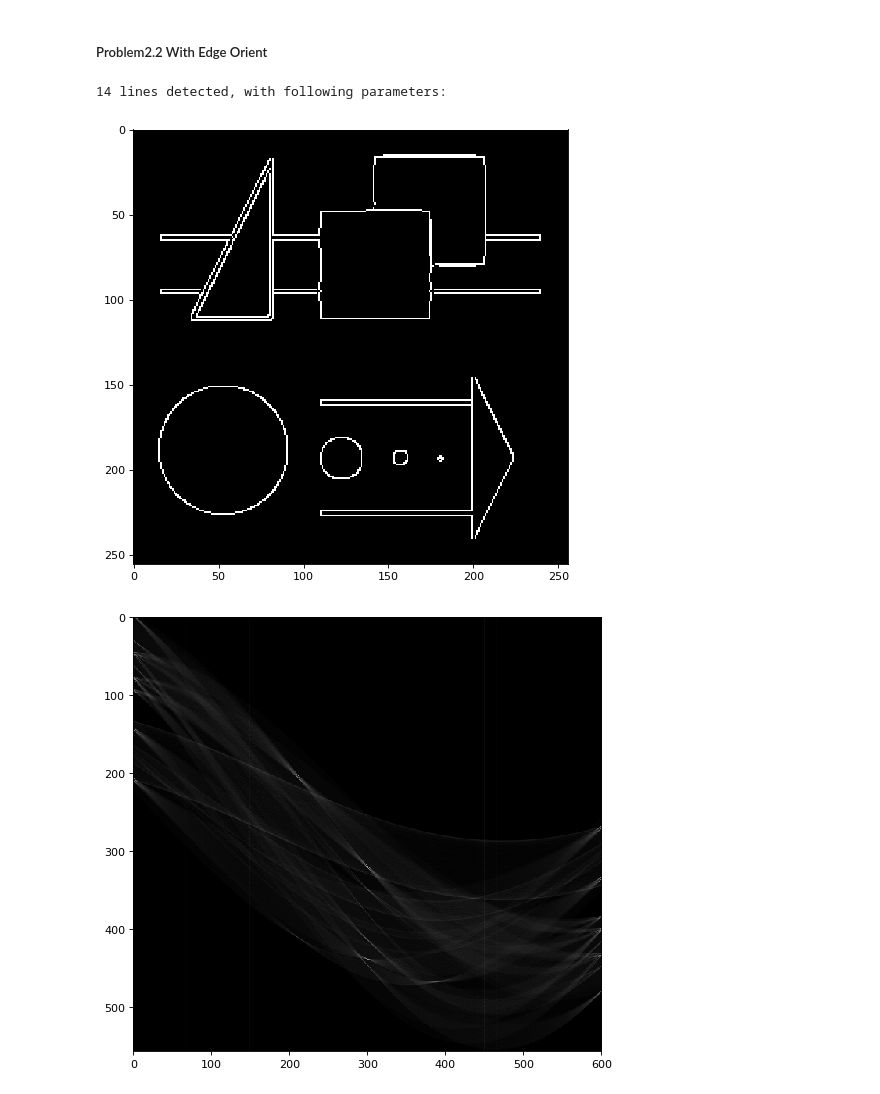
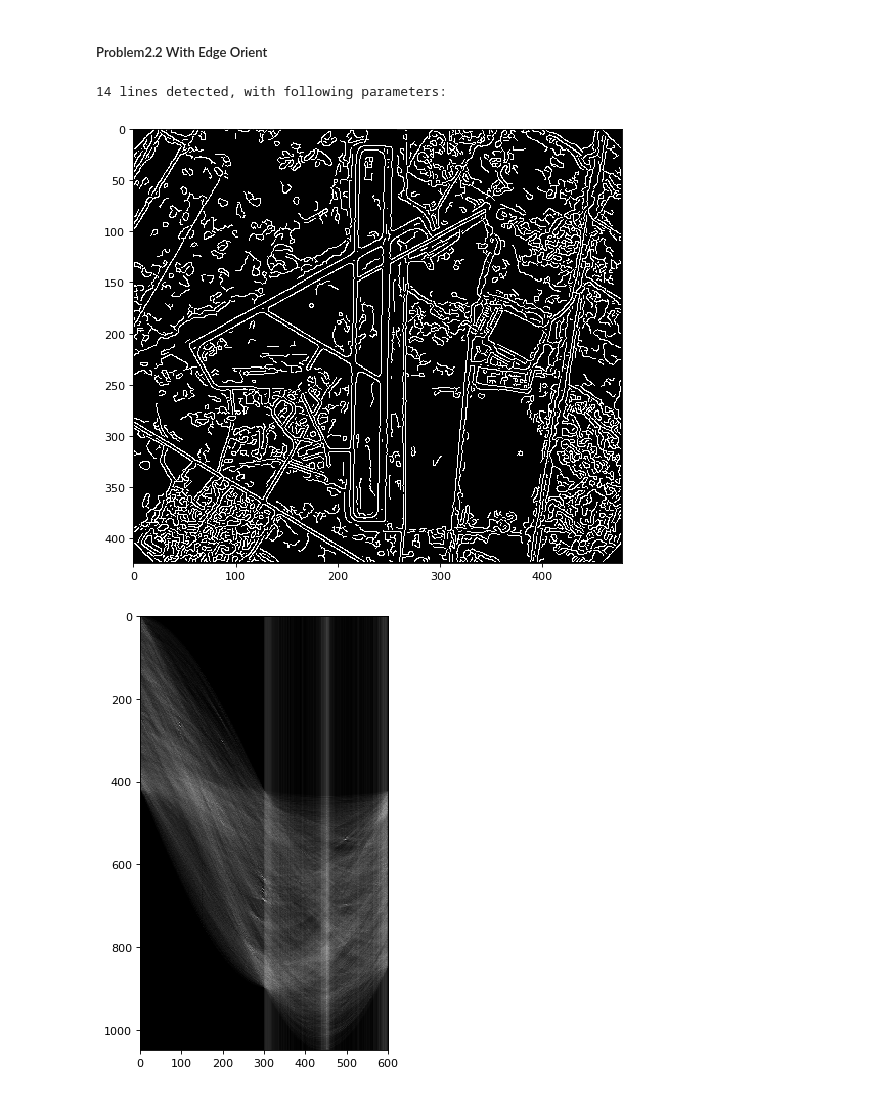
Before and after one commit to edwardchu-studio/CVHomework, a Jupyter notebook: HW3/pract/Proj2(HW3Prac).ipynb, the cells around one changed output. Cells and saved outputs as stored; diff of their text form; code cells hidden in the pictures.

```diff
--- a/HW3/pract/Proj2(HW3Prac).ipynb
+++ b/HW3/pract/Proj2(HW3Prac).ipynb
@@ -396,11 +410,11 @@ def detectLineWithOrient(img):
 
 
     displayImage(sketch)
-#     print("After Conv&Pooling:")
-    sketch=gaussianSmooth(sketch)
-    sketch=maxPooling(sketch,8)
+# #     print("After Conv&Pooling:")
+#     sketch=gaussianSmooth(sketch)
 #     sketch=maxPooling(sketch,8)
-    displayImage(sketch)
+# #     sketch=maxPooling(sketch,8)
+#     displayImage(sketch)
     threshold=sketch.max()*ratio
     lines=[]
     maxLines=13
@@ -424,27 +438,27 @@ def detectLineWithOrient(img):
 # %%
 def displayLineWithOrient(img):
     lines,sketch =detectLineWithOrient(img)
     print("{} lines detected, with following parameters:".format(len(lines)))
     ab=[]
     for t,r in lines:
         ab.append((-1/np.tan(t),r/np.sin(t)))
 #         print("theta:{},rou:{}, calculated line is:[y={}x+{}]".format(t,r,-1/np.tan(t),r/np.sin(t)))
     h,w=img.shape
 #     print(h,w)
     x=np.linspace(num=w,start=0,stop=w)
     plt.figure(figsize=(8, 6), dpi=80, facecolor='w', edgecolor='k')
     plt.subplot(111)
     plt.axis([0,w,0,h])
     plt.imshow(img[::-1],cmap='gray')
 
     plt.tight_layout()
 
     for a,b in ab:
         plt.plot(a*x+b,'-.')
 
 # img2O=np.arctan(derive_x(img2)/derive_y(img2))
-displayLineWithOrient(img2)
+displayLineWithOrient(img3)
 # %% [output]
 14 lines detected, with following parameters:
-[figure, old version]
+[figure, new version]
-[figure, old version]
+[figure, new version]
```
Also changed, not shown: parts of 4 cells of this notebook, 3 other files.
